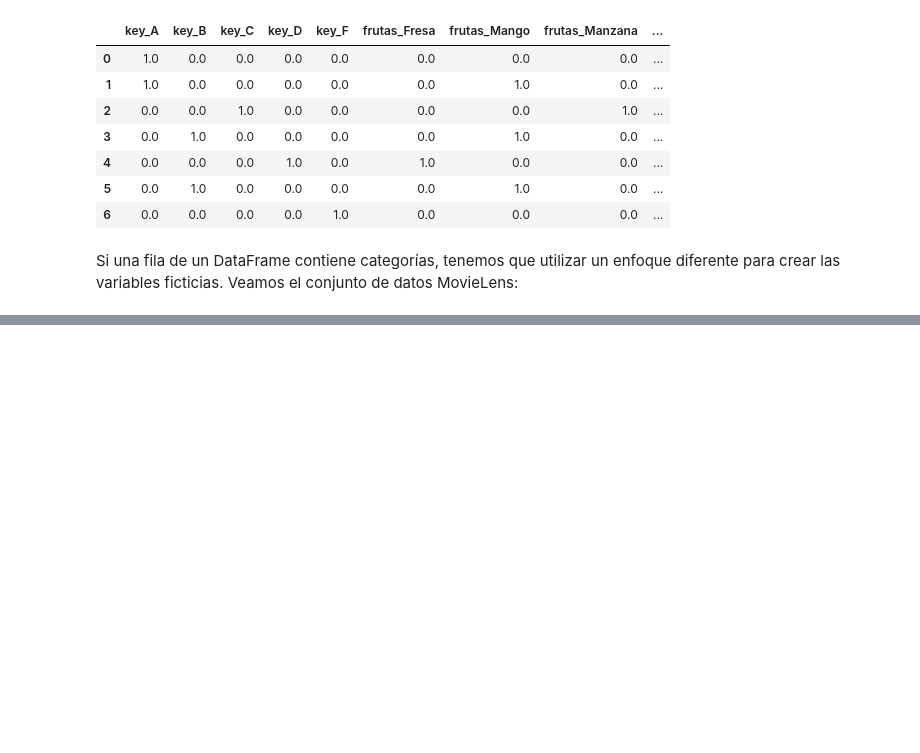
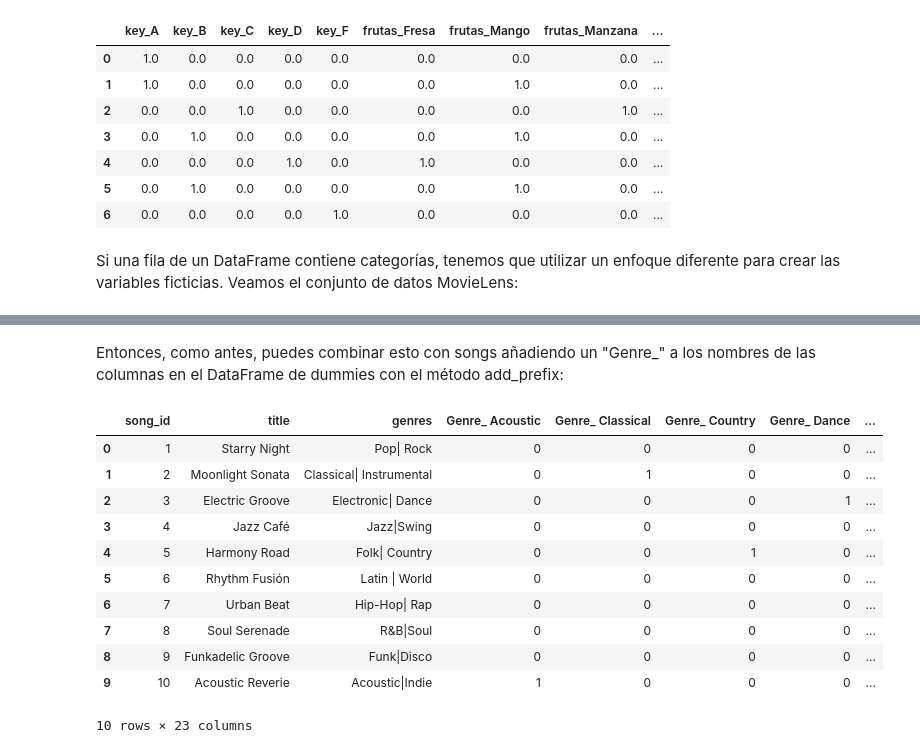
Before and after one commit to Nana8310/Curso_Pandas, a Jupyter notebook: Notebook/Prácticas/Práctica-41_Varios/Clase_74/Ejemplospropios_Ejercicios3y4.ipynb, the cells around one changed output, grey strips where cells are left out. Drawn from its saved outputs; the diff is of its cells as text; code cells hidden in the pictures; blank space fills up the shorter version.

```diff
--- a/Notebook/Prácticas/Práctica-41_Varios/Clase_74/Ejemplospropios_Ejercicios3y4.ipynb
+++ b/Notebook/Prácticas/Práctica-41_Varios/Clase_74/Ejemplospropios_Ejercicios3y4.ipynb
@@ -215,0 +290,18 @@ Si una fila de un DataFrame contiene categorías, tenemos que utilizar un enfoqu
+# %% [markdown]
+Entonces, como antes, puedes combinar esto con songs añadiendo un "Genre_" a los nombres de las columnas en el DataFrame de dummies con el método add_prefix:
+# %%
+songs_windic = songs.join(dummies_2.add_prefix("Genre_"))
+songs_windic
+# %% [output]
+|  | song_id | title | genres | Genre_ Acoustic | Genre_ Classical | Genre_ Country | Genre_ Dance | ... |
+| 0 | 1 | Starry Night | Pop| Rock | 0 | 0 | 0 | 0 | ... |
+| 1 | 2 | Moonlight Sonata | Classical| Instrumental | 0 | 1 | 0 | 0 | ... |
+| 2 | 3 | Electric Groove | Electronic| Dance | 0 | 0 | 0 | 1 | ... |
+| 3 | 4 | Jazz Café | Jazz|Swing | 0 | 0 | 0 | 0 | ... |
+| 4 | 5 | Harmony Road | Folk| Country | 0 | 0 | 1 | 0 | ... |
+| 5 | 6 | Rhythm Fusión | Latin | World | 0 | 0 | 0 | 0 | ... |
+| 6 | 7 | Urban Beat | Hip-Hop| Rap | 0 | 0 | 0 | 0 | ... |
+| 7 | 8 | Soul Serenade | R&B|Soul | 0 | 0 | 0 | 0 | ... |
+| 8 | 9 | Funkadelic Groove | Funk|Disco | 0 | 0 | 0 | 0 | ... |
+| 9 | 10 | Acoustic Reverie | Acoustic|Indie | 1 | 0 | 0 | 0 | ... |
+10 rows × 23 columns
```
Also changed, not shown: parts of 37 cells of this notebook, 2 other files.
